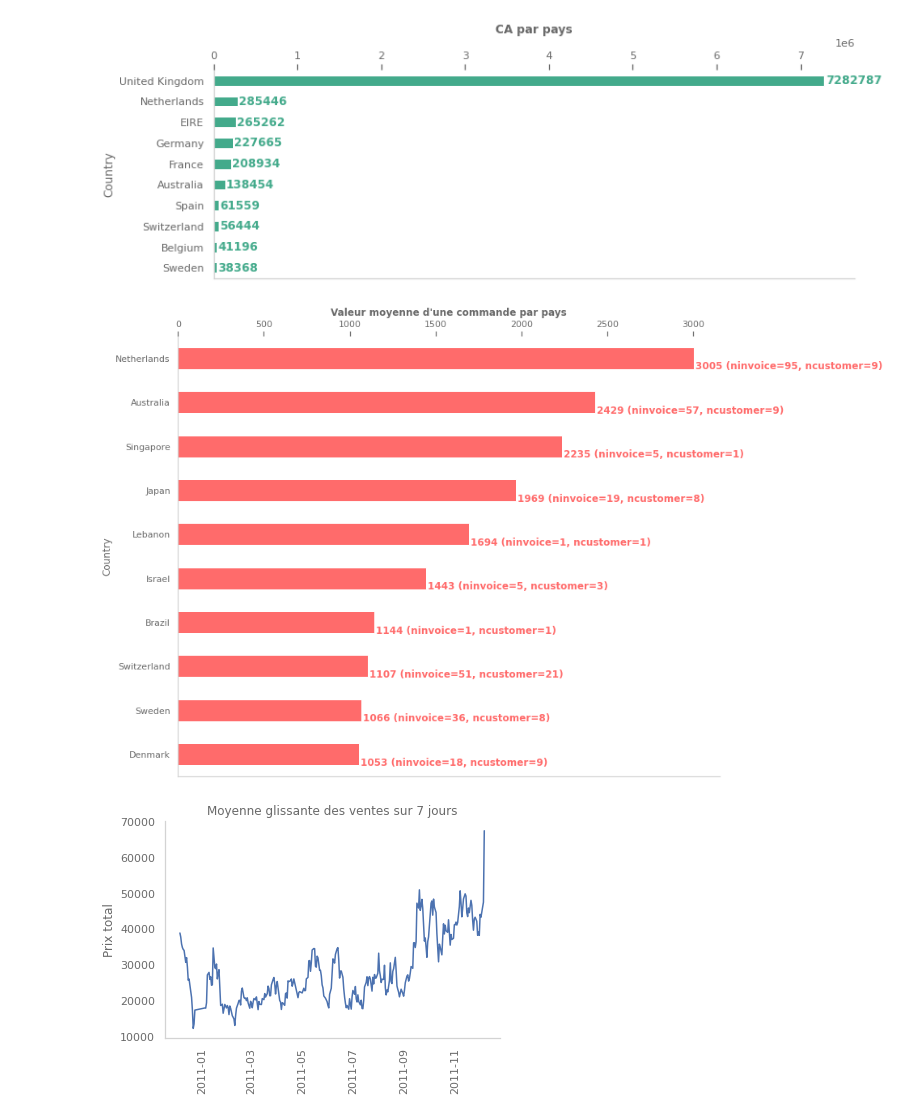
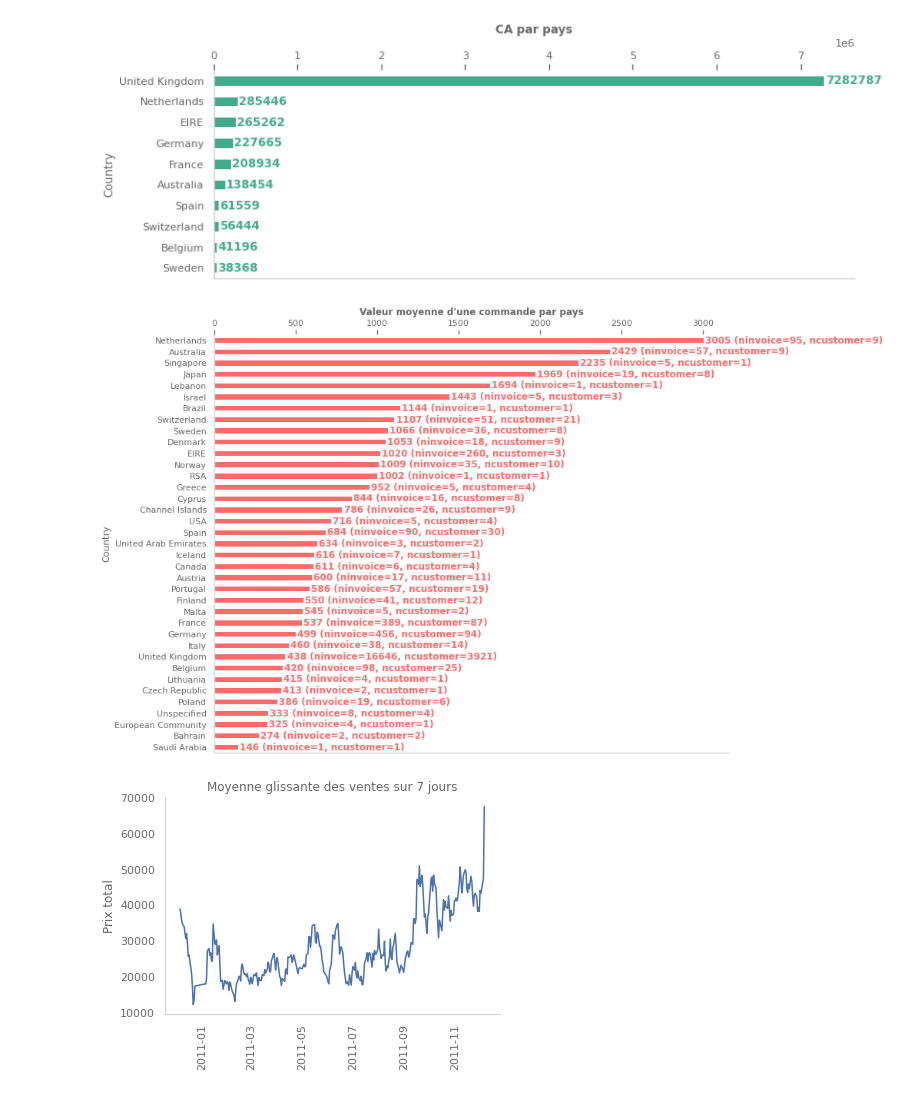
Before and after one commit to 8huit/segmentation-des-comportements-de-client, a Jupyter notebook: P05_02_Segmentation_Client_Exploration.ipynb, the cells around one changed output. Cells and saved outputs as stored; diff of their text form; code cells hidden in the pictures.

```diff
--- a/P05_02_Segmentation_Client_Exploration.ipynb
+++ b/P05_02_Segmentation_Client_Exploration.ipynb
@@ -723,21 +723,21 @@ plt.show()
 findfont: Font family ['Franklin Gothic Book'] not found. Falling back to DejaVu Sans.
 [figure]
 # %%
-means = ventes.groupby('Country').TotalPrice.mean().sort_values(ascending=False).head(10)
+means = ventes.groupby('Country').TotalPrice.mean().sort_values(ascending=False).head(50)
 n_customer = ventes.groupby('Country').CustomerID.nunique()
 n_invoice = ventes.groupby('Country').size()
 graphColor='#ff6b6b'
 
 fig, ax = plt.subplots(figsize=(12,10))
 means.plot.barh(ax=ax, color=graphColor)
 plt.gca().invert_yaxis()
 ax.set_title("Valeur moyenne d'une commande par pays", fontweight='bold')
 ax.xaxis.tick_top()
 for i, (country, val) in enumerate(means.items()):
     text = f"{str(round(val))} (ninvoice={n_invoice.loc[country]}, ncustomer={n_customer.loc[country]})"
     ax.text(val + 10, i + .25, text, color=graphColor, fontweight='bold')
 # %% [output]
-[figure, old version]
+[figure, new version]
 # %%
 plt.plot(ventes.groupby('InvoiceDateSimple').TotalPrice.sum().rolling(7, center=True).mean())
 plt.title("Moyenne glissante des ventes sur 7 jours")
```
Also changed, not shown: parts of 4 cells of this notebook, 4 other files.
